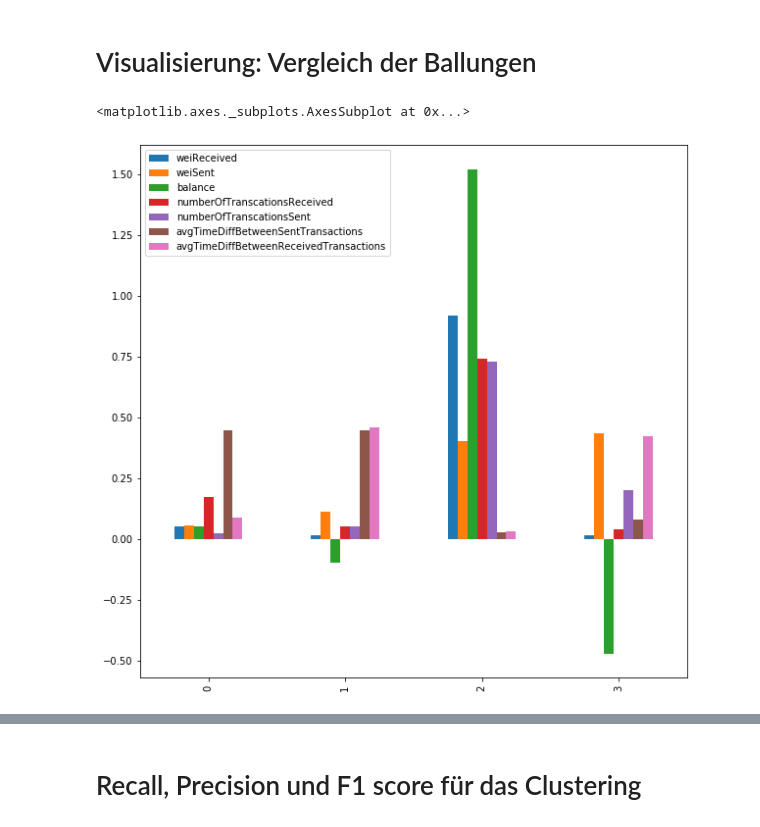
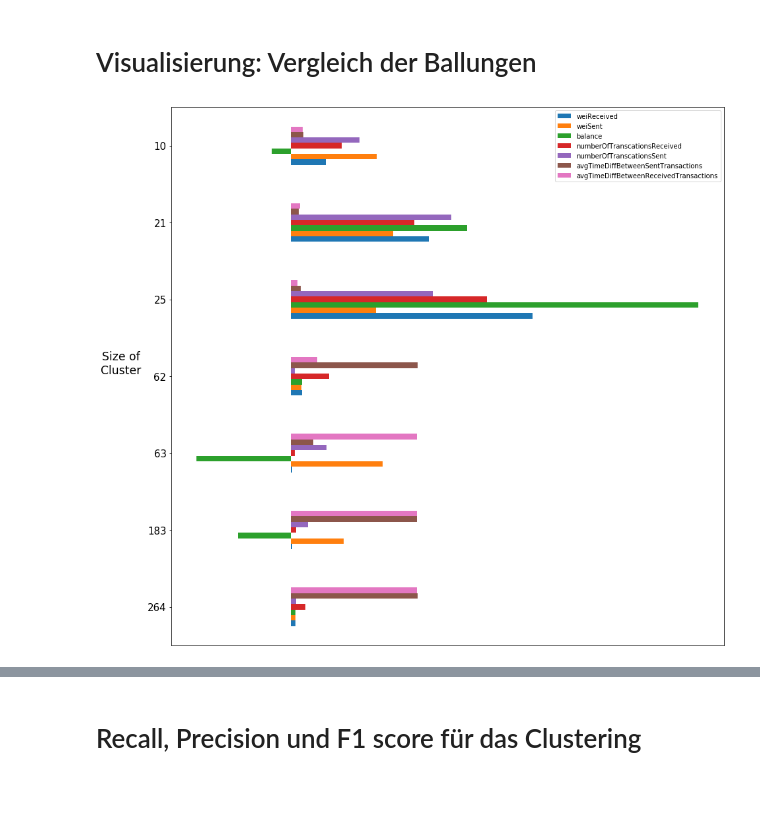
Before and after one commit to mgsgde/ethcluster, a Jupyter notebook: clusteranalysis.ipynb, the cells around one changed output, grey strips where cells are left out. Drawn from its saved outputs; the diff is of its cells as text; code cells hidden in the pictures; blank space fills up the shorter version.

```diff
--- a/clusteranalysis.ipynb
+++ b/clusteranalysis.ipynb
@@ -315,18 +315,9 @@ clusterMeans = []
 cluster_size = {}
 
 for i, center in enumerate(kmeans_opt.cluster_centers_):
-#     print("Length of cluster {} is {}".format(i, len(featureValues[kmeans_opt.labels_==i])))
     within_cluster_featureValues = featureValues[kmeans_opt.labels_==i]
     cluster_size[i] = len(within_cluster_featureValues)
-#     display(addresses[kmeans_opt.labels_==i])
-#     display(within_cluster_featureValues)
-#     within_cluster_featureValues.columns = ['weiReceived', 'weiSent', 'numberOfTranscationsReceived', 'numberOfTranscationsSent']
     clusterMeans.append(within_cluster_featureValues.mean())
 
-x = pd.DataFrame(clusterMeans)
-x.sum()
-x = x / x.sum()
-x.plot(kind="bar", figsize=(10,10))
+cluster_data = pd.DataFrame(clusterMeans)
+cluster_data = cluster_data / cluster_data.sum()
-# %% [output]
-<matplotlib.axes._subplots.AxesSubplot at 0x...>
-[figure, removed]
@@ -333,3 +328,24 @@ x.plot(kind="bar", figsize=(10,10))
+# %%
+ax = cluster_data.plot.barh(x="cluster_size" ,figsize=(15,15))
+
+ax.tick_params(
+    which="major",
+    axis='x',
+    bottom=False
+    )
+
+ax.tick_params(
+    which="major",
+    axis='y',
+    labelsize=15
+    )
+
+ylabels = ax.get_yticklabels()
+
+ax.set_xticklabels([])
+ylabel = ax.set_ylabel("Size of\nCluster", fontsize="xx-large", rotation=0, labelpad=40)
+# %% [output]
+[figure, added]
 # %%
 from math import pi
 
```
Also changed, not shown: parts of 12 cells of this notebook, 8 other files.
